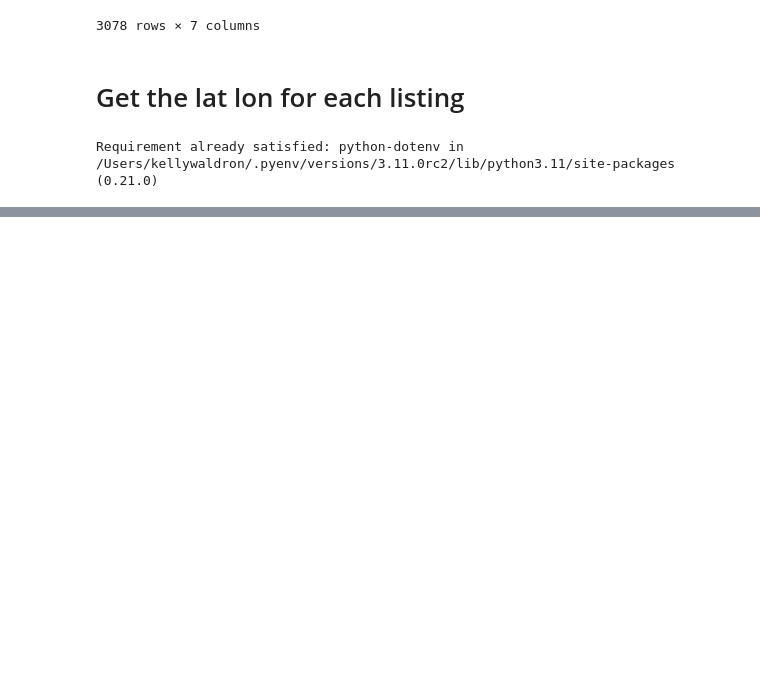
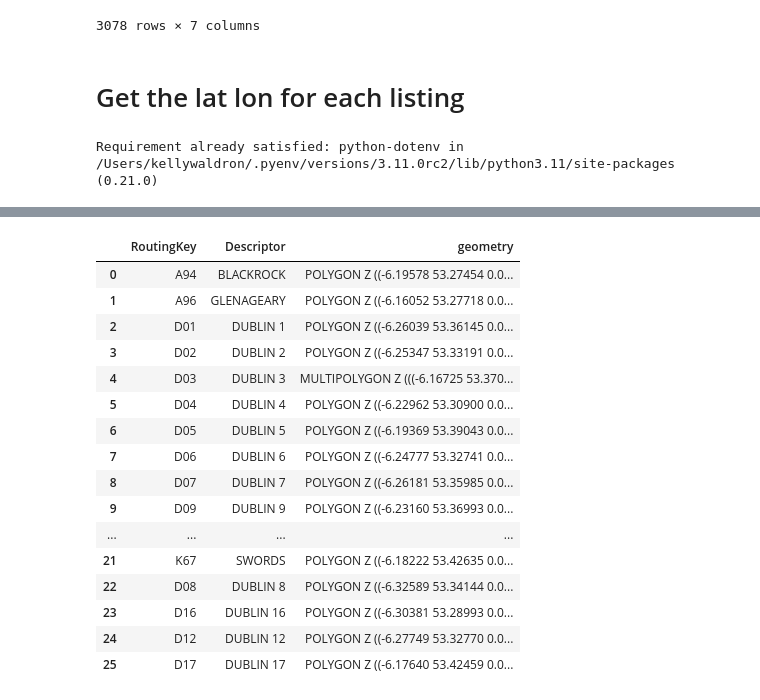
Before and after one commit to kellyawaldron/dub_property_prices, a Jupyter notebook: Cleaning.ipynb, the cells around one changed output, grey strips where cells are left out. Cells and saved outputs as stored; diff of their text form; code cells hidden in the pictures; blank space fills up the shorter version.

```diff
--- a/Cleaning.ipynb
+++ b/Cleaning.ipynb
@@ -176,0 +205,22 @@ geometry_df
+# %%
+districts = gpd.read_file("./spatial_layers/dublin_districts.shp")
+
+districts
+# %% [output]
+|  | RoutingKey | Descriptor | geometry |
+| 0 | A94 | BLACKROCK | POLYGON Z ((-6.19578 53.27454 0.0... |
+| 1 | A96 | GLENAGEARY | POLYGON Z ((-6.16052 53.27718 0.0... |
+| 2 | D01 | DUBLIN 1 | POLYGON Z ((-6.26039 53.36145 0.0... |
+| 3 | D02 | DUBLIN 2 | POLYGON Z ((-6.25347 53.33191 0.0... |
+| 4 | D03 | DUBLIN 3 | MULTIPOLYGON Z (((-6.16725 53.370... |
+| 5 | D04 | DUBLIN 4 | POLYGON Z ((-6.22962 53.30900 0.0... |
+| 6 | D05 | DUBLIN 5 | POLYGON Z ((-6.19369 53.39043 0.0... |
+| 7 | D06 | DUBLIN 6 | POLYGON Z ((-6.24777 53.32741 0.0... |
+| 8 | D07 | DUBLIN 7 | POLYGON Z ((-6.26181 53.35985 0.0... |
+| 9 | D09 | DUBLIN 9 | POLYGON Z ((-6.23160 53.36993 0.0... |
+| ... | ... | ... | ... |
+| 21 | K67 | SWORDS | POLYGON Z ((-6.18222 53.42635 0.0... |
+| 22 | D08 | DUBLIN 8 | POLYGON Z ((-6.32589 53.34144 0.0... |
+| 23 | D16 | DUBLIN 16 | POLYGON Z ((-6.30381 53.28993 0.0... |
+| 24 | D12 | DUBLIN 12 | POLYGON Z ((-6.27749 53.32770 0.0... |
+| 25 | D17 | DUBLIN 17 | POLYGON Z ((-6.17640 53.42459 0.0... |
```
Also changed, not shown: parts of 17 cells of this notebook, 32 other files.
